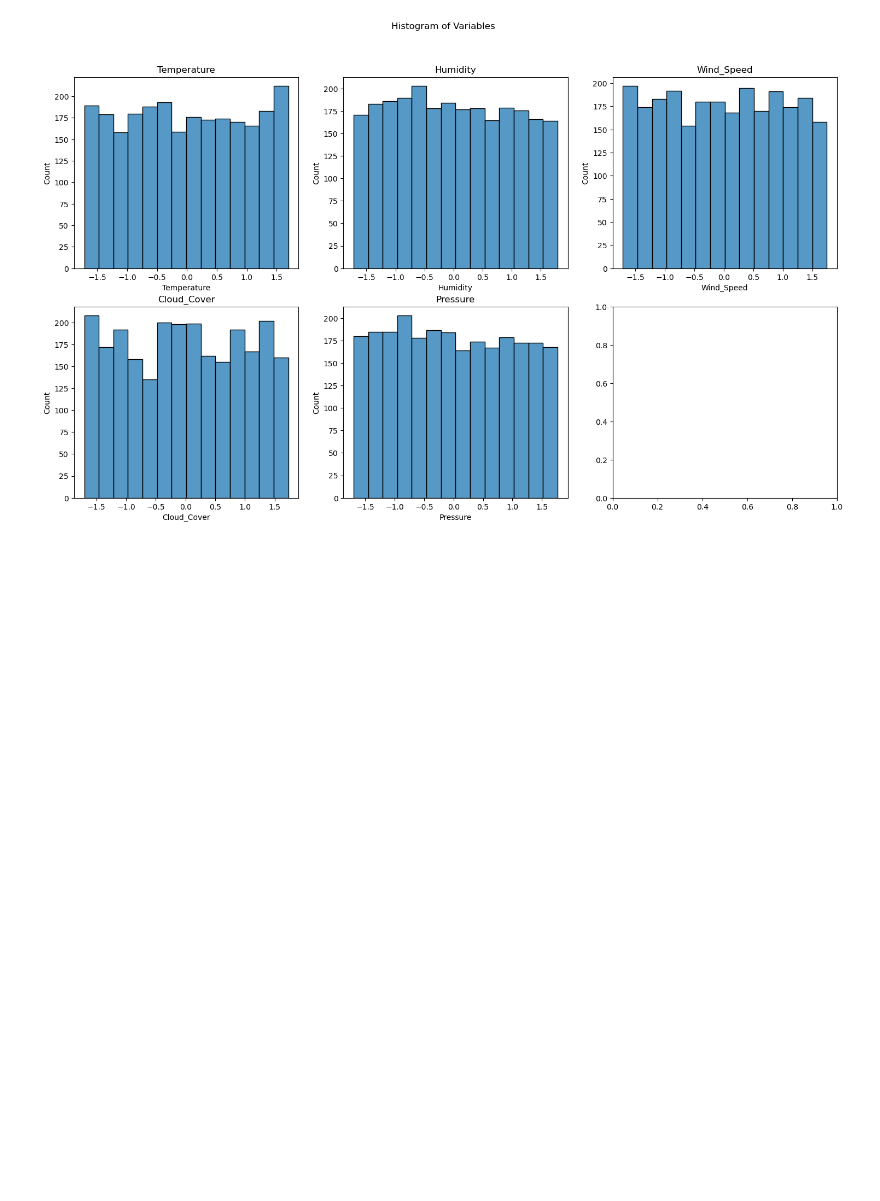
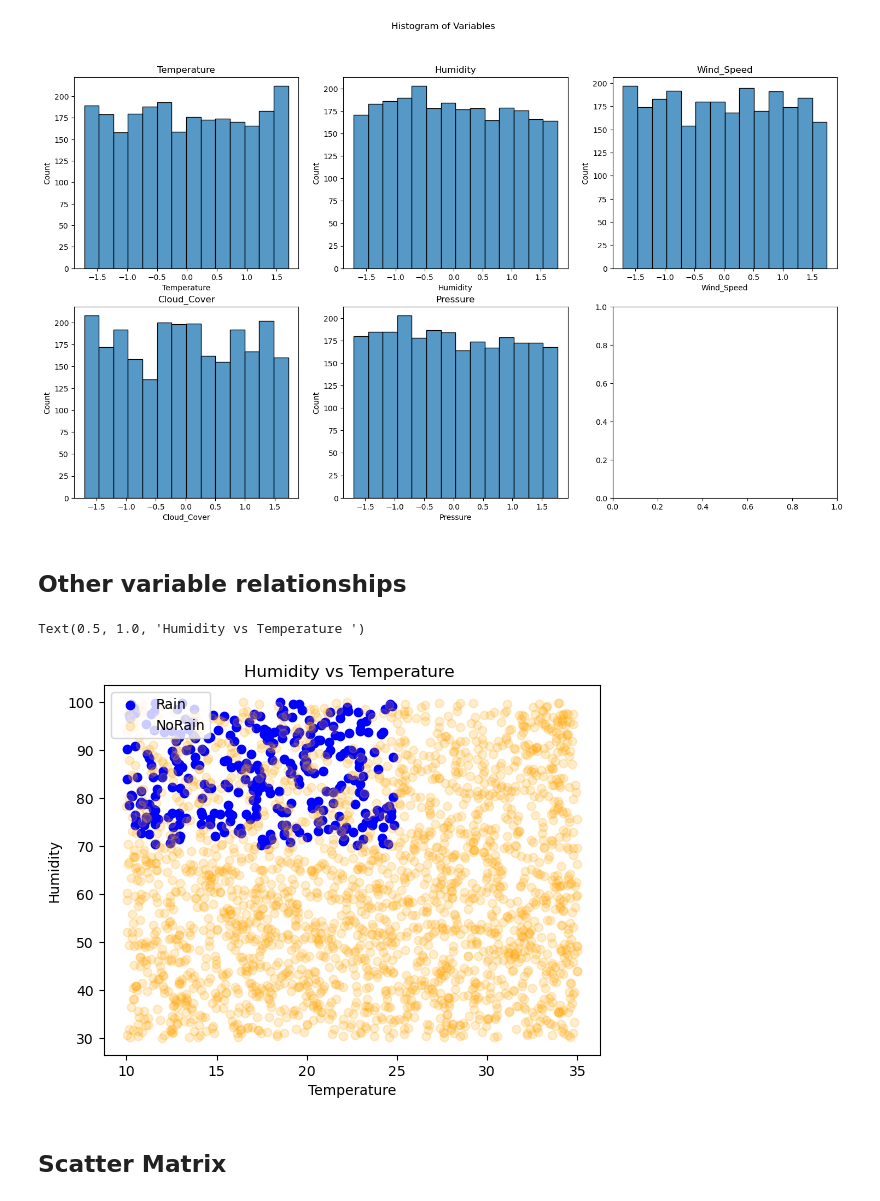
Before and after one commit to dlebron12/Statistics, a Jupyter notebook: WeatherForecast/EDA.ipynb, the cells around one changed output. Cells and saved outputs as stored; diff of their text form; code cells hidden in the pictures; blank space fills up the shorter version.

```diff
--- a/WeatherForecast/Data/EDA.ipynb
+++ b/WeatherForecast/EDA.ipynb
@@ -153,3 +159,16 @@ axes[0, 2].set_title('Wind_Speed')
 # %% [output]
 Text(0.5, 1.0, 'Wind_Speed')
 [figure]
+# %% [markdown]
+## Other variable relationships
+# %%
+import matplotlib.pyplot as plt
+plt.scatter(Rain['Temperature'], Rain['Humidity'], color = 'blue', label = 'Rain')
+plt.scatter(NoRain['Temperature'], NoRain['Humidity'], color = 'orange', alpha = 0.2, label = 'NoRain')
+plt.xlabel('Temperature')
+plt.ylabel('Humidity')
+plt.legend()
+plt.title('Humidity vs Temperature ')
+# %% [output]
+Text(0.5, 1.0, 'Humidity vs Temperature ')
+[figure, added]
@@ -155,0 +185,2 @@ Text(0.5, 1.0, 'Wind_Speed')
+# %% [markdown]
+## Scatter Matrix
```
Also changed, not shown: parts of 9 cells of this notebook, 7 other files.
